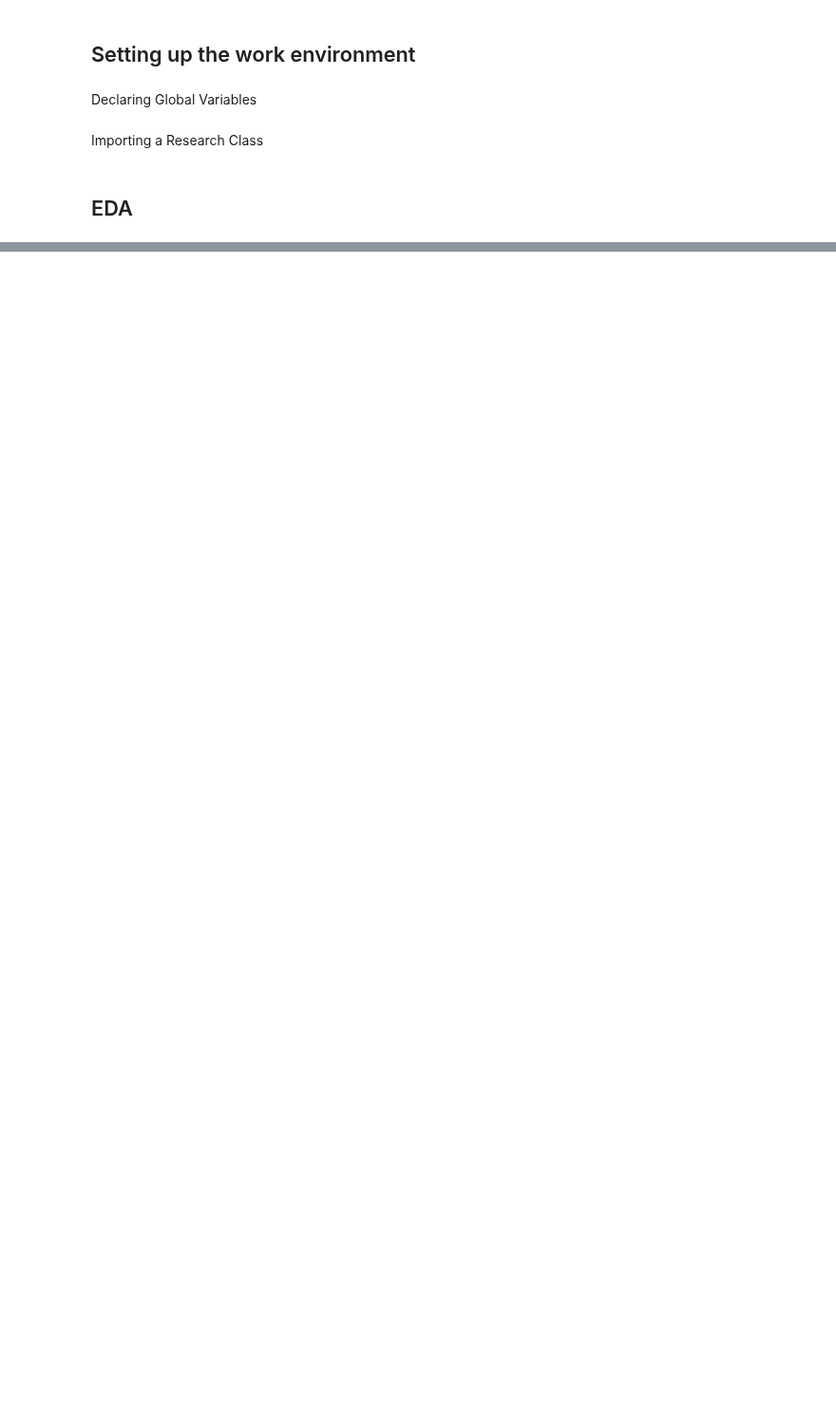
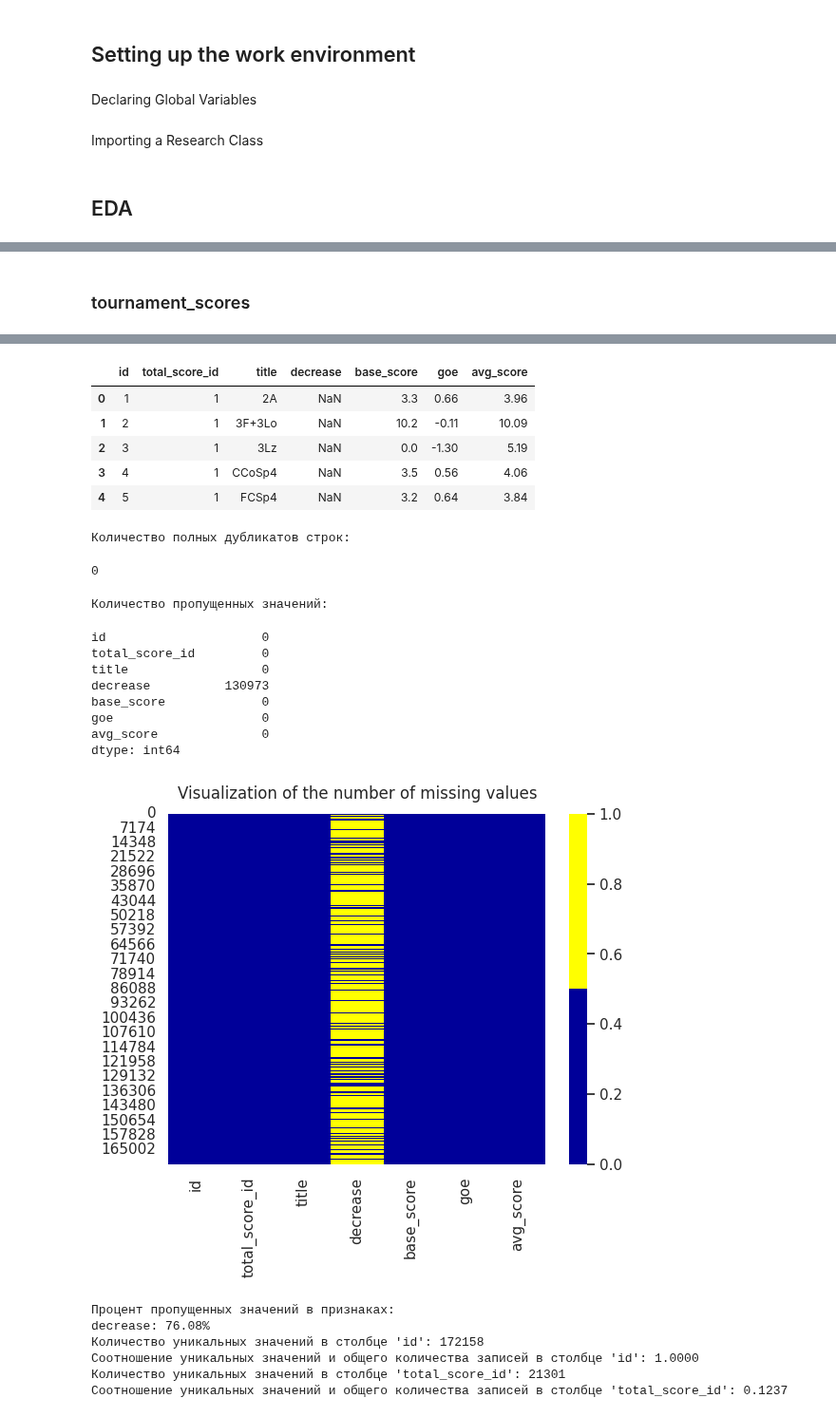
Before and after one commit to denis-42ds/elements_for_athletes, a Jupyter notebook: elements_searching.ipynb, the cells around one changed output, grey strips where cells are left out. Shown at 95% size. Drawn from its saved outputs; the diff is of its cells as text; code cells hidden in the pictures; blank space fills up the shorter version.

```diff
--- a/elements_searching.ipynb
+++ b/elements_searching.ipynb
@@ -81,0 +284,7 @@ from research_class import DatasetExplorer
+# %% [markdown]
+### tournament_scores
+# %%
+tournament_scores_explorer = DatasetExplorer(TOURNAMENT_SCORES_PATH)
+# %%
+tournament_scores_explorer.explore_dataset()
+# %% [output]
@@ -81,0 +308,24 @@ from research_class import DatasetExplorer
+|  | id | total_score_id | title | decrease | base_score | goe | avg_score |
+| 0 | 1 | 1 | 2A | NaN | 3.3 | 0.66 | 3.96 |
+| 1 | 2 | 1 | 3F+3Lo | NaN | 10.2 | -0.11 | 10.09 |
+| 2 | 3 | 1 | 3Lz | NaN | 0.0 | -1.30 | 5.19 |
+| 3 | 4 | 1 | CCoSp4 | NaN | 3.5 | 0.56 | 4.06 |
+| 4 | 5 | 1 | FCSp4 | NaN | 3.2 | 0.64 | 3.84 |
+Количество полных дубликатов строк:
+0
+Количество пропущенных значений:
+id                     0
+total_score_id         0
+title                  0
+decrease          130973
+base_score             0
+goe                    0
+avg_score              0
+dtype: int64
+[figure, added]
+Процент пропущенных значений в признаках:
+decrease: 76.08%
+Количество уникальных значений в столбце 'id': 172158
+Соотношение уникальных значений и общего количества записей в столбце 'id': 1.0000
+Количество уникальных значений в столбце 'total_score_id': 21301
+Соотношение уникальных значений и общего количества записей в столбце 'total_score_id': 0.1237
```
Also changed, not shown: parts of 16 cells of this notebook, 3 other files.
